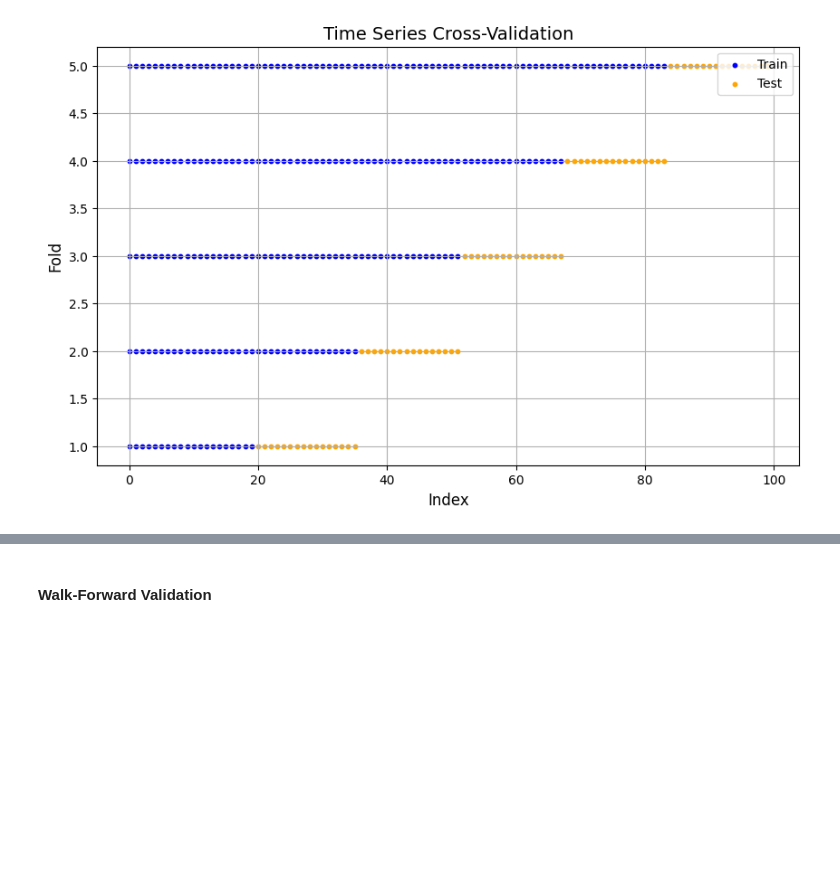
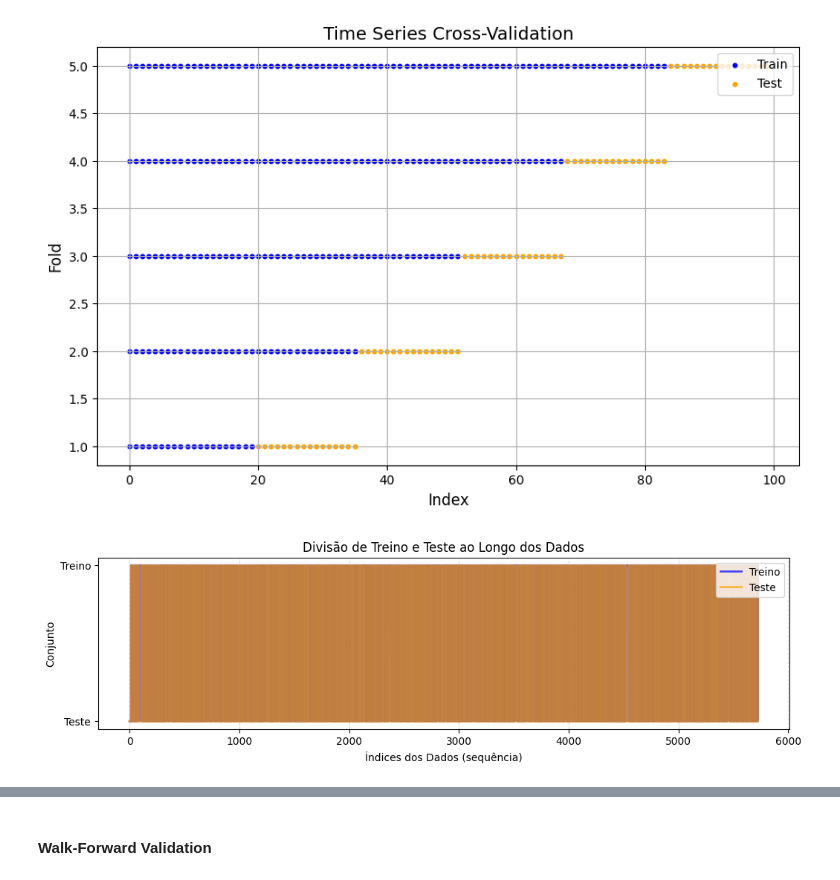
Before and after one commit to Bruno-Santana-Eco/TCC_Machine_learning, a Jupyter notebook: Random Forest_D10.ipynb, the cells around one changed output, grey strips where cells are left out. Saved outputs shown, nothing was run; the diff lists cells and outputs as text; code cells hidden in the pictures; blank space fills up the shorter version.

```diff
--- a/Random Forest_D10.ipynb
+++ b/Random Forest_D10.ipynb
@@ -883,3 +883,41 @@ plot_cross_val(
 )
 # %% [output]
 [figure]
+# %%
+import matplotlib.pyplot as plt
+import numpy as np
+from sklearn.model_selection import train_test_split
+
+# Supondo que price_data_ABEV já esteja carregado como DataFrame
+# Grab our X & Y Columns.
+X_Cols = price_data_ABEV[['RSI', 'k_percent', 'r_percent', 'Price_Rate_Of_Change', 'MACD', 'MACD_EMA', 'On Balance Volume']]
+Y_Cols = price_data_ABEV['Prediction']
+
+# Split X and y into train and test sets
+X_train, X_test, y_train, y_test = train_test_split(X_Cols, Y_Cols, random_state=0)
+
+# Criar um vetor que represente a sequência de todos os dados
+data_size = len(price_data_ABEV)
+data_indices = np.arange(data_size)
+
+# Criar um vetor para marcar quais índices pertencem ao treino e ao teste
+train_indices = np.isin(data_indices, X_train.index)
+test_indices = np.isin(data_indices, X_test.index)
+
+# Criar o gráfico com linha contínua
+plt.figure(figsize=(12, 3))
+plt.plot(data_indices, train_indices, label='Treino', color='blue', alpha=0.7, lw=2)
+plt.plot(data_indices, test_indices, label='Teste', color='orange', alpha=0.7, lw=2)
+
+# Customizar o gráfico
+plt.fill_between(data_indices, train_indices, where=train_indices, color='blue', alpha=0.3)
+plt.fill_between(data_indices, test_indices, where=test_indices, color='orange', alpha=0.3)
+plt.title('Divisão de Treino e Teste ao Longo dos Dados')
+plt.xlabel('Índices dos Dados (sequência)')
+plt.ylabel('Conjunto')
+plt.yticks([0, 1], ['Teste', 'Treino'])
+plt.legend(loc='upper right')
+plt.grid(axis='x', linestyle='--', alpha=0.5)
+plt.show()
+# %% [output]
+[figure, added]
```
Also changed, not shown: parts of 19 cells of this notebook, 2 other files.
